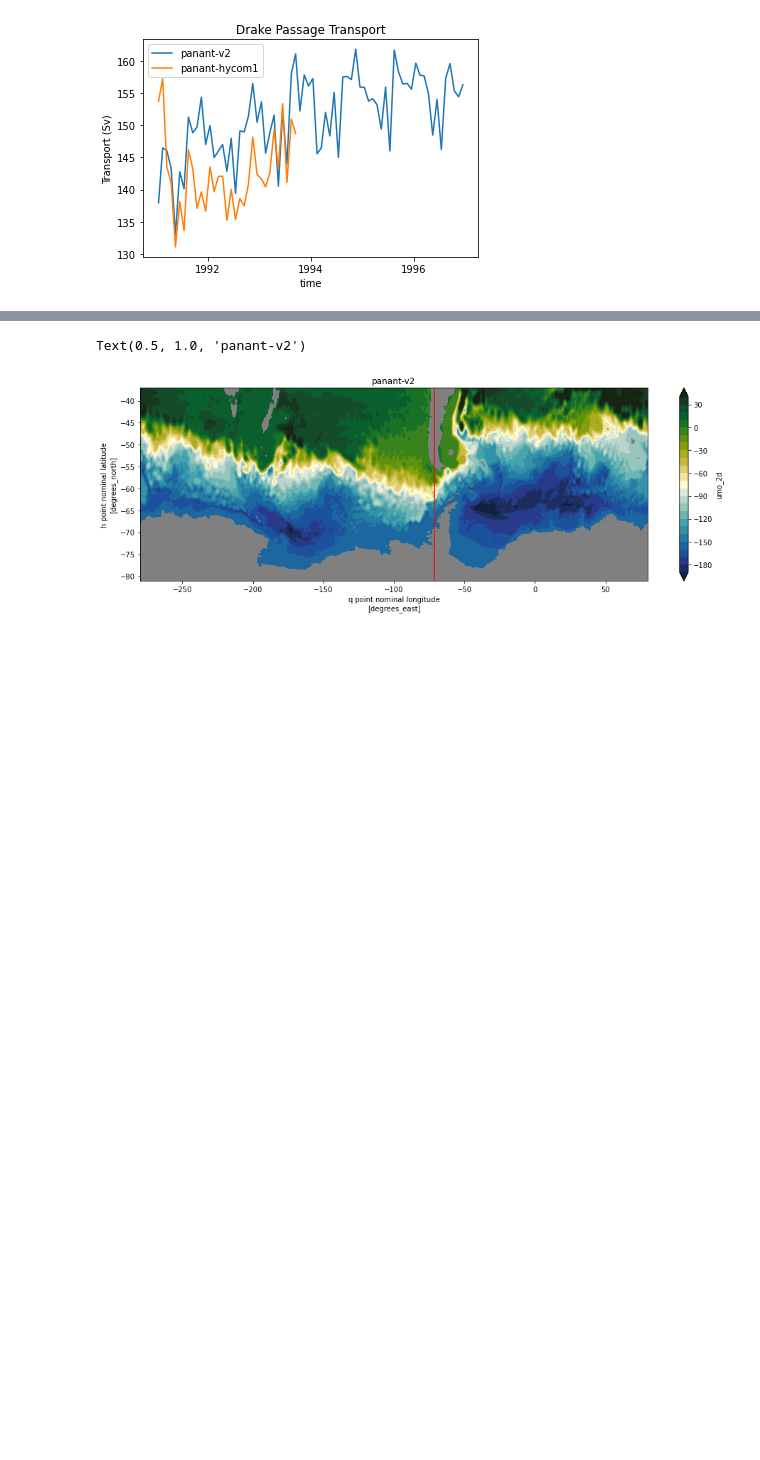
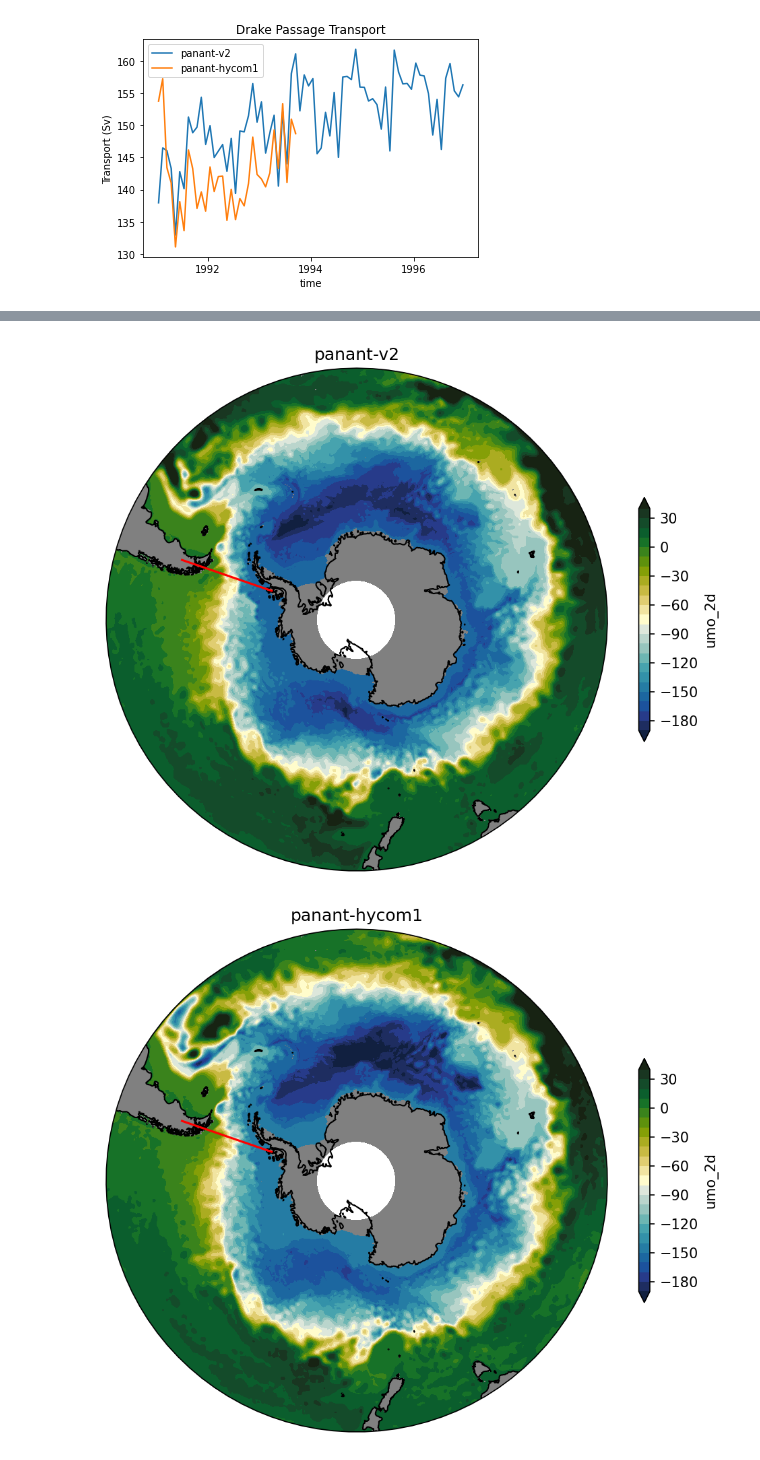
Before and after one commit to COSIMA/mom6-diagnostics, a Jupyter notebook: DrakePassage.ipynb, the cells around one changed output, grey strips where cells are left out. Cells and saved outputs as stored; diff of their text form; code cells hidden in the pictures; blank space fills up the shorter version.

```diff
--- a/DrakePassage.ipynb
+++ b/DrakePassage.ipynb
@@ -33,14 +42,33 @@ land_mask = np.squeeze(depth.values)*0
 land_mask[np.isnan(land_mask)] = 1
 land_mask = np.where(land_mask==1,land_mask,np.nan)
 # %%
-umo_2d = cc.querying.getvar('panant-v2','umo_2d', session)
-psi = umo_2d.isel(time=slice(-12,-1)).mean('time').cumsum('yh')/1e9
-psi = (psi - psi.sel(xq=-71,method='nearest').sel(yh=-40,method='nearest')).load()
-plt.figure(figsize=(16,5))
-psi.plot.contourf(levels=np.arange(-190,50,10),cmap=cm.cm.delta)
-plt.contourf(depth.xh,depth.yh,land_mask,colors='grey')
-plt.axvline(-71,color='r')
-plt.title('panant-v2')
+projection=ccrs.SouthPolarStereo()
+# Compute a circle in axes coordinates, which we can use as a boundary
+# for the map. We can pan/zoom as much as we like - the boundary will be
+# permanently circular.
+theta = np.linspace(0, 2*np.pi, 100)
+center, radius = [0.5, 0.5], 0.5
+verts = np.vstack([np.sin(theta), np.cos(theta)]).T
+circle = mpath.Path(verts * radius + center)
+
+for expt in expts:
+    umo_2d = cc.querying.getvar(expt,'umo_2d', session)
+    psi = umo_2d.isel(time=slice(-12,-1)).mean('time').cumsum('yh')/1e9
+    psi = (psi - psi.sel(xq=-71,method='nearest').sel(yh=-40,method='nearest')).load()
+
+
+    fig = plt.figure(figsize=(8, 8), dpi=150)
+    ax = plt.subplot(1, 1, 1, projection=projection)
+    psi.plot.contourf(ax=ax,levels=np.arange(-190,50,10),transform=ccrs.PlateCarree(),
+                      cmap=cm.cm.delta,cbar_kwargs={'shrink': 0.4})
+    ax.contourf(depth.xh,depth.yh,land_mask,transform=ccrs.PlateCarree(),colors='grey')
+
+    ax.coastlines(resolution='50m')
+    ax.plot([-71,-71],[-70,-50],color='r',transform=ccrs.PlateCarree())
+    ax.set_extent([-280, 80, -82, -37], crs=ccrs.PlateCarree())
+    ax.set_boundary(circle, transform=ax.transAxes)
+
+    plt.title(expt)
 # %% [output]
-Text(0.5, 1.0, 'panant-v2')
-[figure, old version]
+[figure, new version]
+[figure, added]
```
Also changed, not shown: parts of 4 cells of this notebook.
